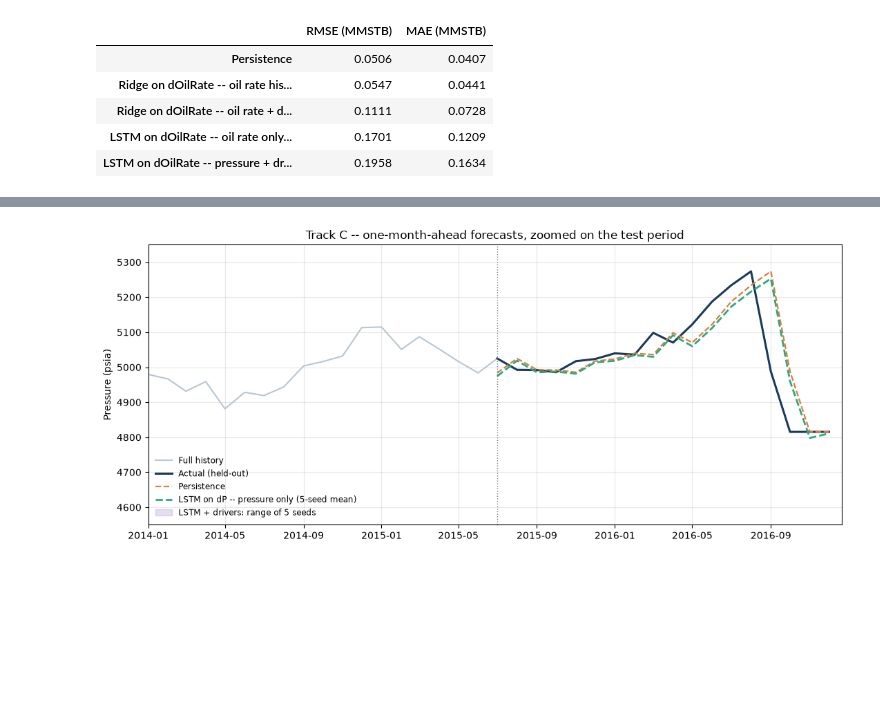
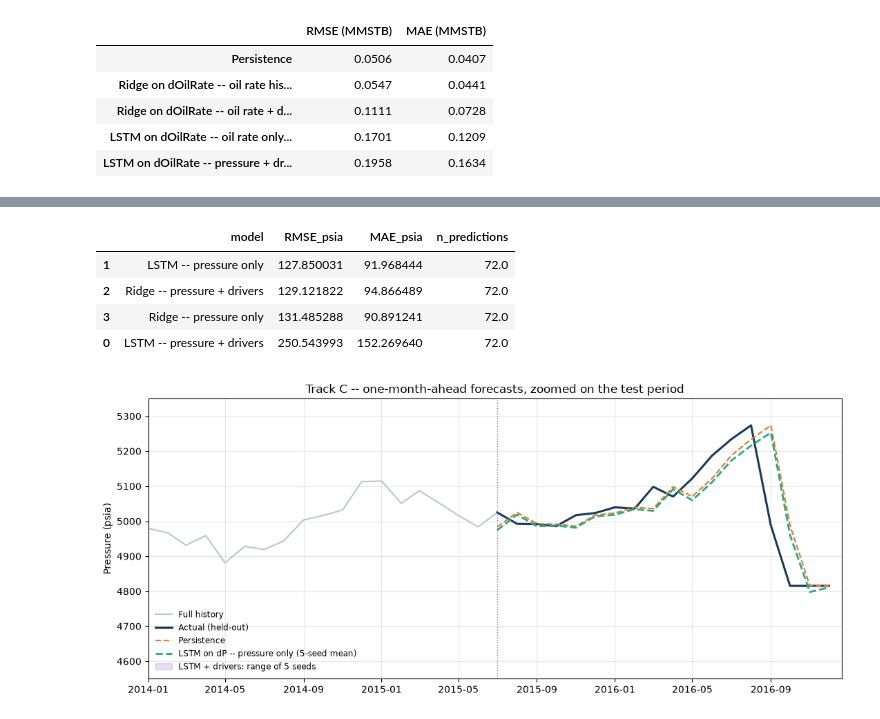
Before and after one commit to sadaraka-kadi/ml4pe-pressure-forecasting, a Jupyter notebook: notebooks/capstone.ipynb, the cells around one changed output, grey strips where cells are left out. Saved outputs shown, nothing was run; the diff lists cells and outputs as text; code cells hidden in the pictures; blank space fills up the shorter version.

```diff
--- a/notebooks/capstone.ipynb
+++ b/notebooks/capstone.ipynb
@@ -728,0 +968,16 @@ oil_scores
+# %%
+overall_by_model = all_recursive.groupby("model").apply(
+    lambda g: pd.Series({
+        "RMSE_psia": rmse(g["actual"], g["pred"]),
+        "MAE_psia": mean_absolute_error(g["actual"], g["pred"]),
+        "n_predictions": len(g)
+    })
+).reset_index().sort_values("RMSE_psia")
+
+overall_by_model
+# %% [output]
+|  | model | RMSE_psia | MAE_psia | n_predictions |
+| 1 | LSTM -- pressure only | 127.850031 | 91.968444 | 72.0 |
+| 2 | Ridge -- pressure + drivers | 129.121822 | 94.866489 | 72.0 |
+| 3 | Ridge -- pressure only | 131.485288 | 90.891241 | 72.0 |
+| 0 | LSTM -- pressure + drivers | 250.543993 | 152.269640 | 72.0 |
```
Also changed, not shown: parts of 12 cells of this notebook.
